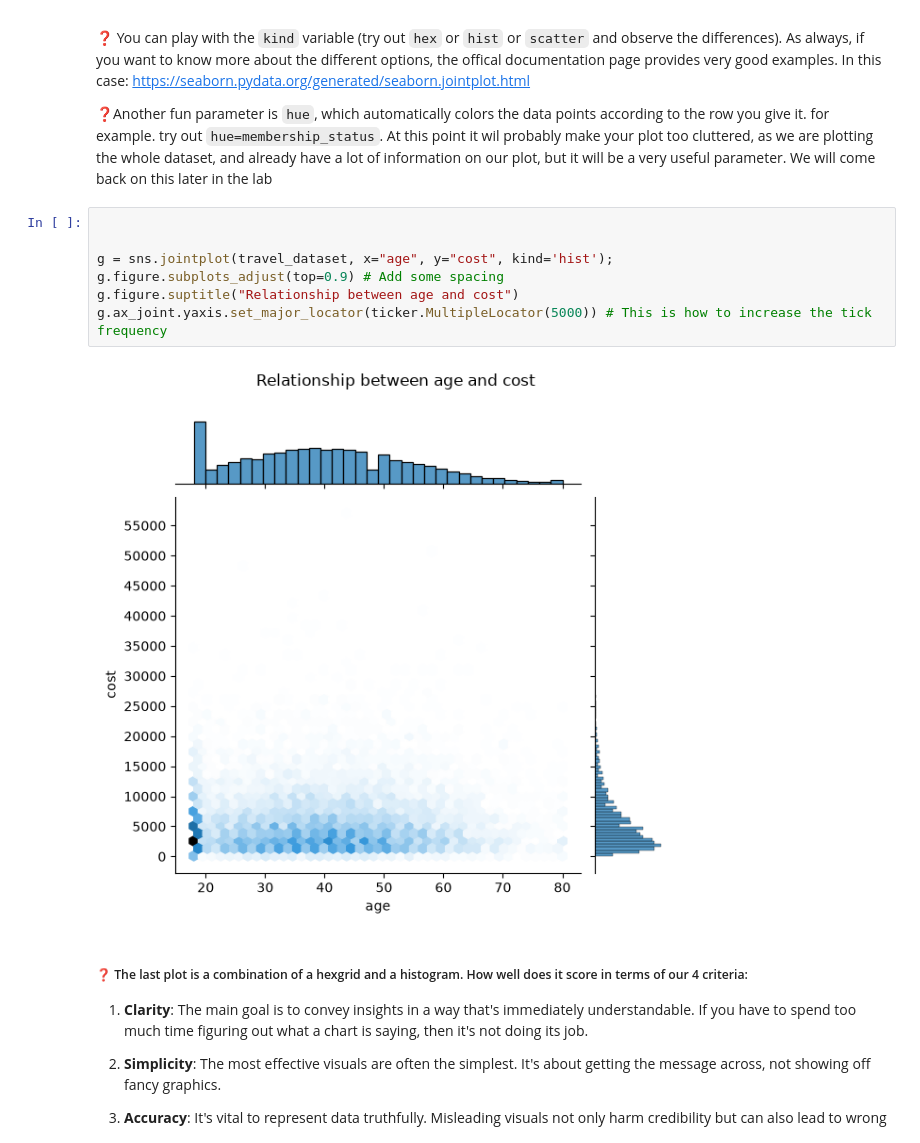
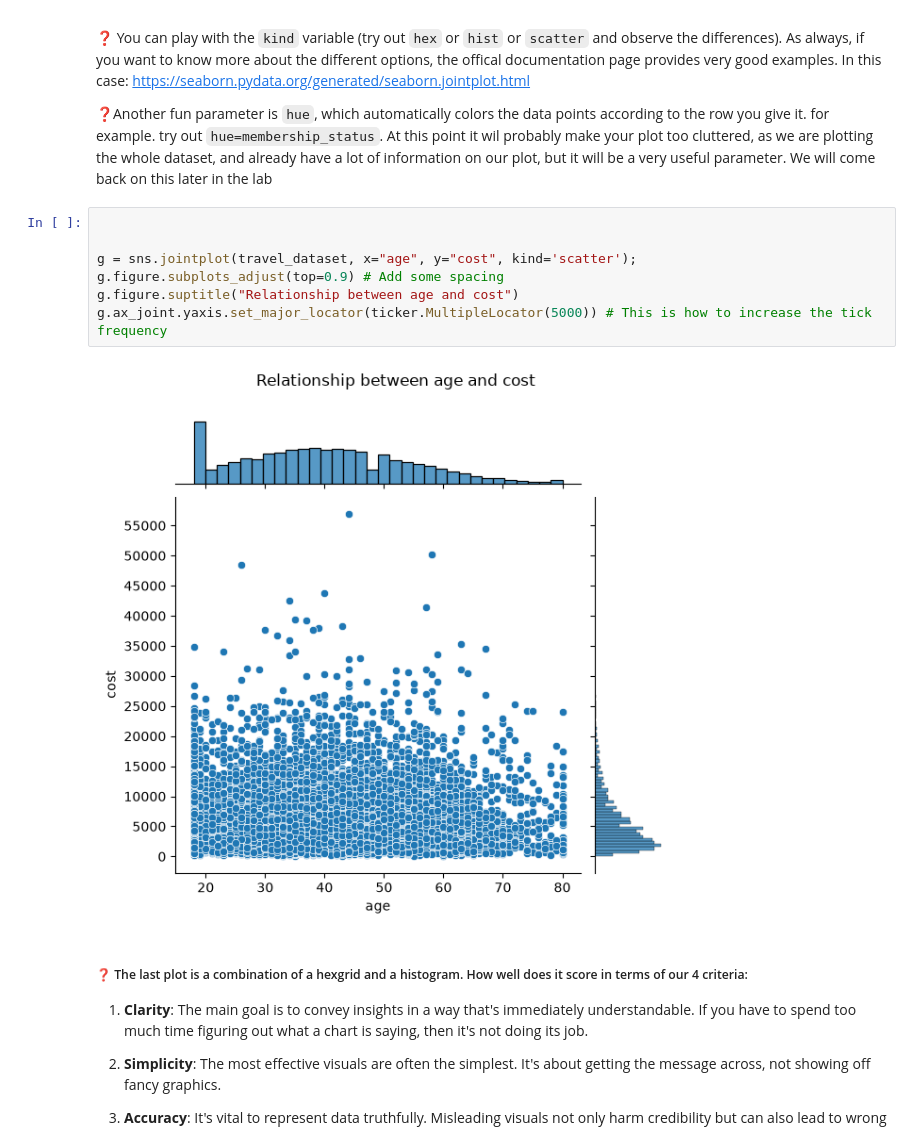
Before and after one commit to Iemand005/DAML, a Jupyter notebook: lab3/lab_3_data_visualisation.ipynb, the cells around one changed output. Saved outputs shown, nothing was run; the diff lists cells and outputs as text.

```diff
--- a/lab3/lab_3_data_visualisation.ipynb
+++ b/lab3/lab_3_data_visualisation.ipynb
@@ -363,12 +363,12 @@ It's a higher level interface to Matplotlib so we still need to dip into the low
 # %%
 
 
-g = sns.jointplot(travel_dataset, x="age", y="cost", kind='hist');
+g = sns.jointplot(travel_dataset, x="age", y="cost", kind='scatter');
 g.figure.subplots_adjust(top=0.9) # Add some spacing
 g.figure.suptitle("Relationship between age and cost")
 g.ax_joint.yaxis.set_major_locator(ticker.MultipleLocator(5000)) # This is how to increase the tick frequency
 # %% [output]
-[figure, old version]
+[figure, new version]
 # %% [markdown]
 ##### ❓ The last plot is a combination of a hexgrid and a histogram. How well does it score in terms of our 4 criteria:
 
```
